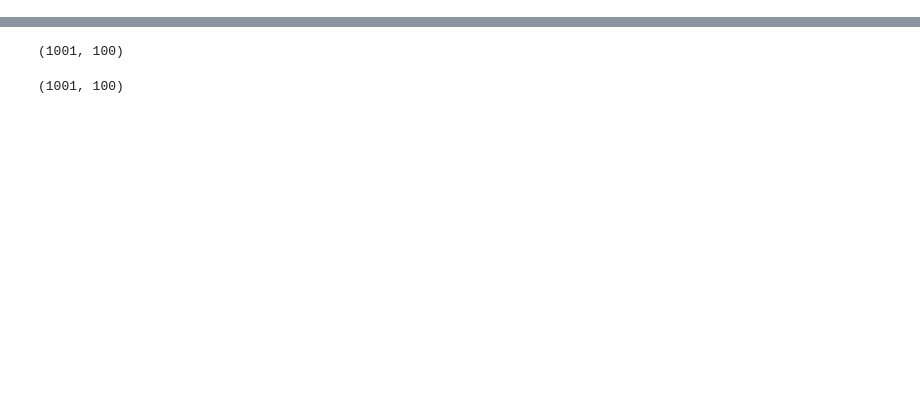
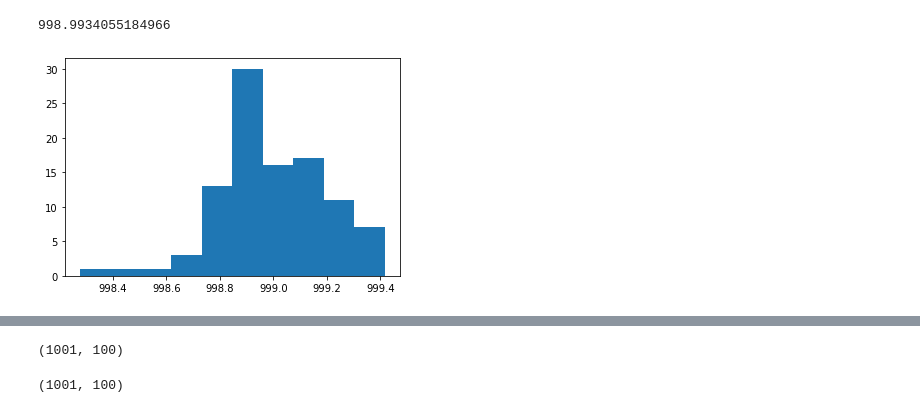
Before and after one commit to muhammadalifaqsha/optimal-control-with-signatures, a Jupyter notebook: notebooks/alif-playground-Copy2.ipynb, the cells around one changed output, grey strips where cells are left out. Cells and saved outputs as stored; diff of their text form; code cells hidden in the pictures; blank space fills up the shorter version.

```diff
--- a/notebooks/alif-playground-Copy2.ipynb
+++ b/notebooks/alif-playground-Copy2.ipynb
@@ -60,3 +66,12 @@ plt.show()
+# %%
+env_baseline.wealth[-1,:].mean()
+# %% [output]
+998.9934055184966
+# %%
+plt.hist(env_baseline.wealth[-1,:])
+plt.show()
+# %% [output]
+[figure, added]
 # %%
 np.random.seed(456)
 dim = 2
```
Also changed, not shown: parts of 37 cells of this notebook, 4 other files.
